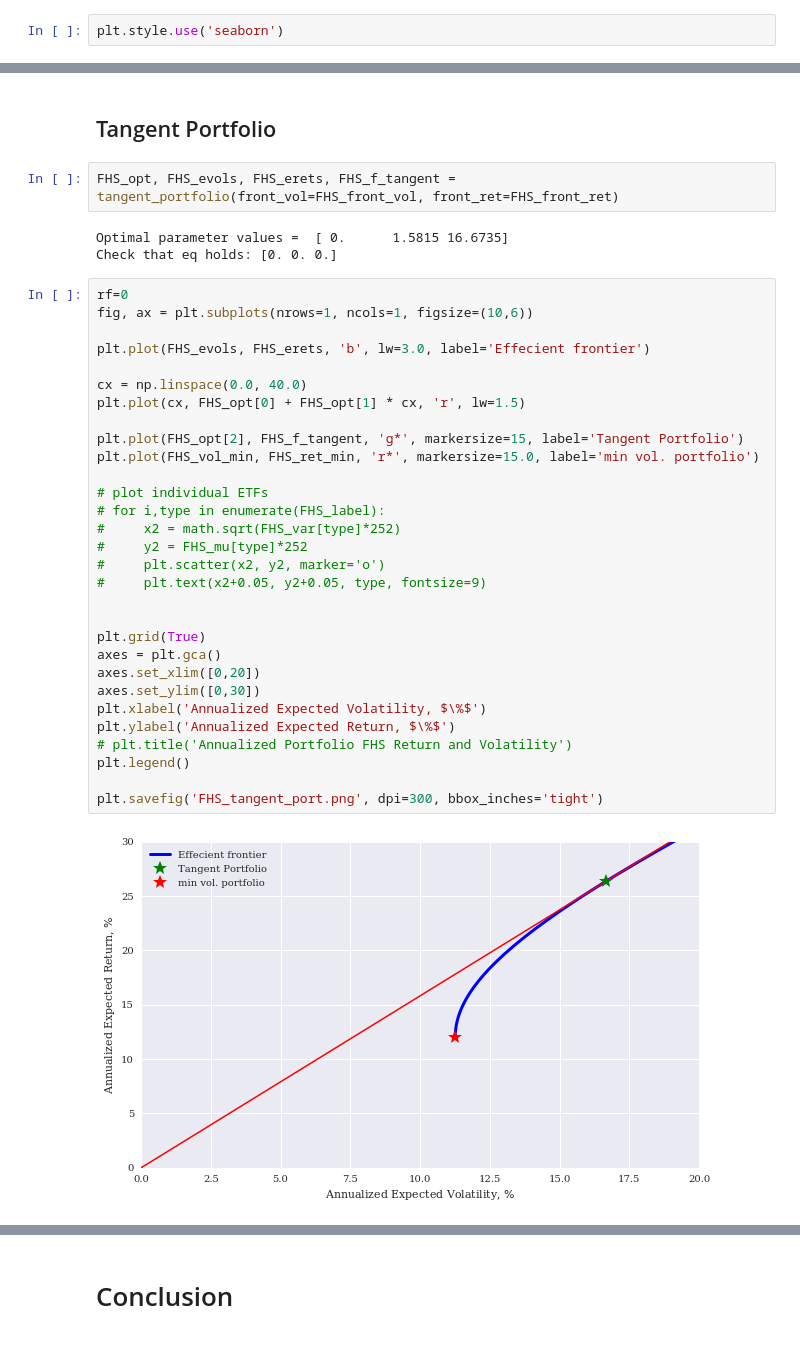
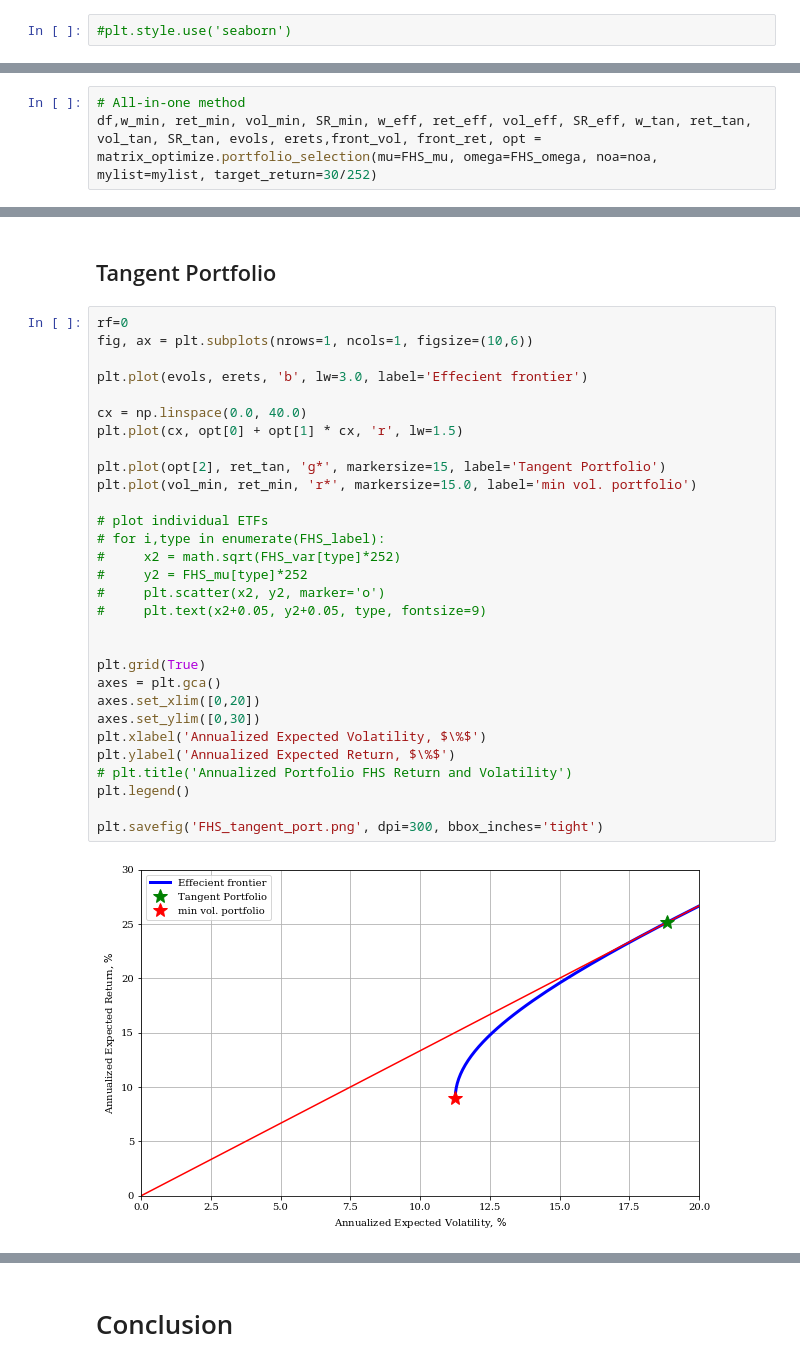
Before and after one commit to MartinBA741/Applied-Corporate-Finance, a Jupyter notebook: main_v2.ipynb, the cells around one changed output, grey strips where cells are left out. Cells and saved outputs as stored; diff of their text form.

```diff
--- a/main_v2.ipynb
+++ b/main_v2.ipynb
@@ -22,5 +22,5 @@ from matrix_optimize import port_ret, port_vol, min_vol, eff_vol, sharpe_ratio,
 # %%
-plt.style.use('seaborn')
+#plt.style.use('seaborn')
 # %%
 mydict = {'IGF': 'Global Infrastructure',
           'IFGL':'International Developed Real Estate ETF',
@@ -991,0 +708,3 @@ FHS_z, FHS_front_vol, FHS_front_ret = efficient_frontier(min_weights=FHS_w_min,
+# %%
+# All-in-one method
+df,w_min, ret_min, vol_min, SR_min, w_eff, ret_eff, vol_eff, SR_eff, w_tan, ret_tan, vol_tan, SR_tan, evols, erets,front_vol, front_ret, opt = matrix_optimize.portfolio_selection(mu=FHS_mu, omega=FHS_omega, noa=noa, mylist=mylist, target_return=30/252)
@@ -1009,39 +742,34 @@ plt.show()
 # %% [markdown]
 ## Tangent Portfolio
-# %%
-FHS_opt, FHS_evols, FHS_erets, FHS_f_tangent = tangent_portfolio(front_vol=FHS_front_vol, front_ret=FHS_front_ret)
-# %% [output]
-Optimal parameter values =  [ 0.      1.5815 16.6735]
-Check that eq holds: [0. 0. 0.]
 # %%
 rf=0
 fig, ax = plt.subplots(nrows=1, ncols=1, figsize=(10,6))
 
-plt.plot(FHS_evols, FHS_erets, 'b', lw=3.0, label='Effecient frontier')
+plt.plot(evols, erets, 'b', lw=3.0, label='Effecient frontier')
 
 cx = np.linspace(0.0, 40.0)
-plt.plot(cx, FHS_opt[0] + FHS_opt[1] * cx, 'r', lw=1.5)
+plt.plot(cx, opt[0] + opt[1] * cx, 'r', lw=1.5)
 
-plt.plot(FHS_opt[2], FHS_f_tangent, 'g*', markersize=15, label='Tangent Portfolio')
-plt.plot(FHS_vol_min, FHS_ret_min, 'r*', markersize=15.0, label='min vol. portfolio')
+plt.plot(opt[2], ret_tan, 'g*', markersize=15, label='Tangent Portfolio')
+plt.plot(vol_min, ret_min, 'r*', markersize=15.0, label='min vol. portfolio')
 
 # plot individual ETFs
 # for i,type in enumerate(FHS_label):
 #     x2 = math.sqrt(FHS_var[type]*252)
 #     y2 = FHS_mu[type]*252
 #     plt.scatter(x2, y2, marker='o')
 #     plt.text(x2+0.05, y2+0.05, type, fontsize=9)
 
 
 plt.grid(True)
 axes = plt.gca()
 axes.set_xlim([0,20])
 axes.set_ylim([0,30])
 plt.xlabel('Annualized Expected Volatility, $\%$')
 plt.ylabel('Annualized Expected Return, $\%$')
 # plt.title('Annualized Portfolio FHS Return and Volatility')
 plt.legend()
 
 plt.savefig('FHS_tangent_port.png', dpi=300, bbox_inches='tight')
 # %% [output]
-[figure, old version]
+[figure, new version]
```
Also changed, not shown: parts of 47 cells of this notebook, 1 other file.
